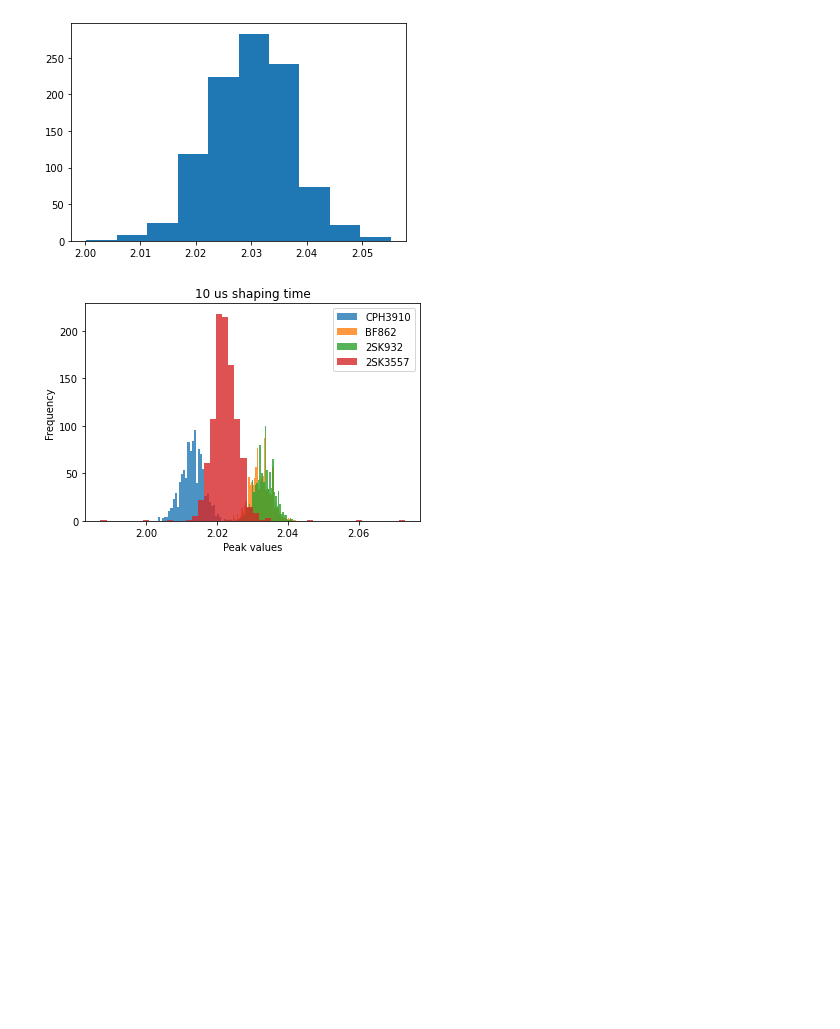
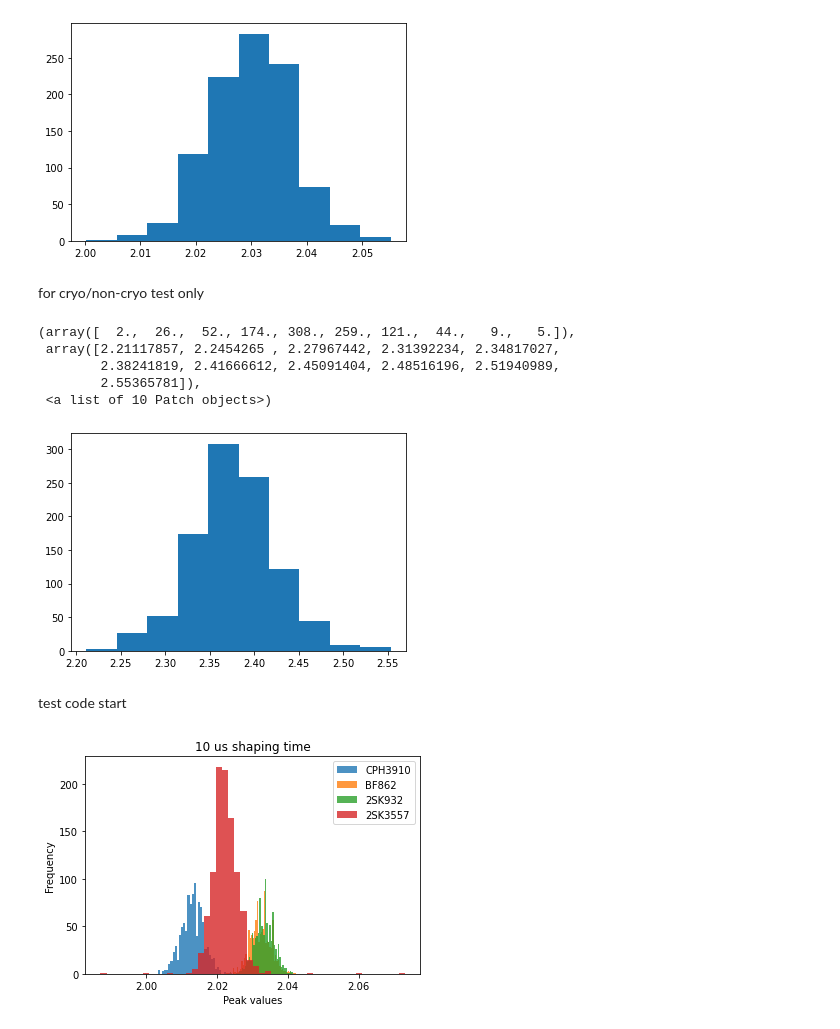
Before and after one commit to arathi-suraj/aramaki-lab-code, a Jupyter notebook: charge_preamp_peak_test (1).ipynb, the cells around one changed output. Saved outputs shown, nothing was run; the diff lists cells and outputs as text; code cells hidden in the pictures; blank space fills up the shorter version.

```diff
--- a/charge_preamp_peak_test (1).ipynb
+++ b/charge_preamp_peak_test (1).ipynb
@@ -105,3 +101,39 @@ for jfet in ["CPH3910", "BF862", "2SK932", "2SK3557"]:
       if elem > temp_max:
         temp_max = elem
     max_array.append(temp_max)
+# %% [markdown]
+for cryo/non-cryo test only
+# %%
+file_names = []
+for val in range(1, 1001):
+  if val >= 1 and val <= 9:
+    file_names.append("000%d"%(val))
+  elif val >= 10 and val <= 99:
+    file_names.append("00%d" % (val))
+  elif val >= 100 and val <=999:
+    file_names.append("0%d"%(val))
+  elif val == 1000:
+    file_names.append(str(val))
+  else:
+    pass
+# %%
+max_array = []
+
+for val in file_names:
+  temp_file = np.loadtxt("/content/drive/My Drive/2sk932 cryo/0.5 us/2SK932_0.5us_cryo_acq%s.csv" % (val),skiprows=10, delimiter=",",usecols=1)
+  temp_max = 0
+  for elem in temp_file:
+    if elem > temp_max:
+      temp_max = elem
+  max_array.append(temp_max)
+# %%
+plt.hist(max_array)
+# %% [output]
+(array([  2.,  26.,  52., 174., 308., 259., 121.,  44.,   9.,   5.]),
+ array([2.21117857, 2.2454265 , 2.27967442, 2.31392234, 2.34817027,
+        2.38241819, 2.41666612, 2.45091404, 2.48516196, 2.51940989,
+        2.55365781]),
+ <a list of 10 Patch objects>)
+[figure, added]
+# %% [markdown]
+test code start
```
Also changed, not shown: parts of 39 cells of this notebook.
